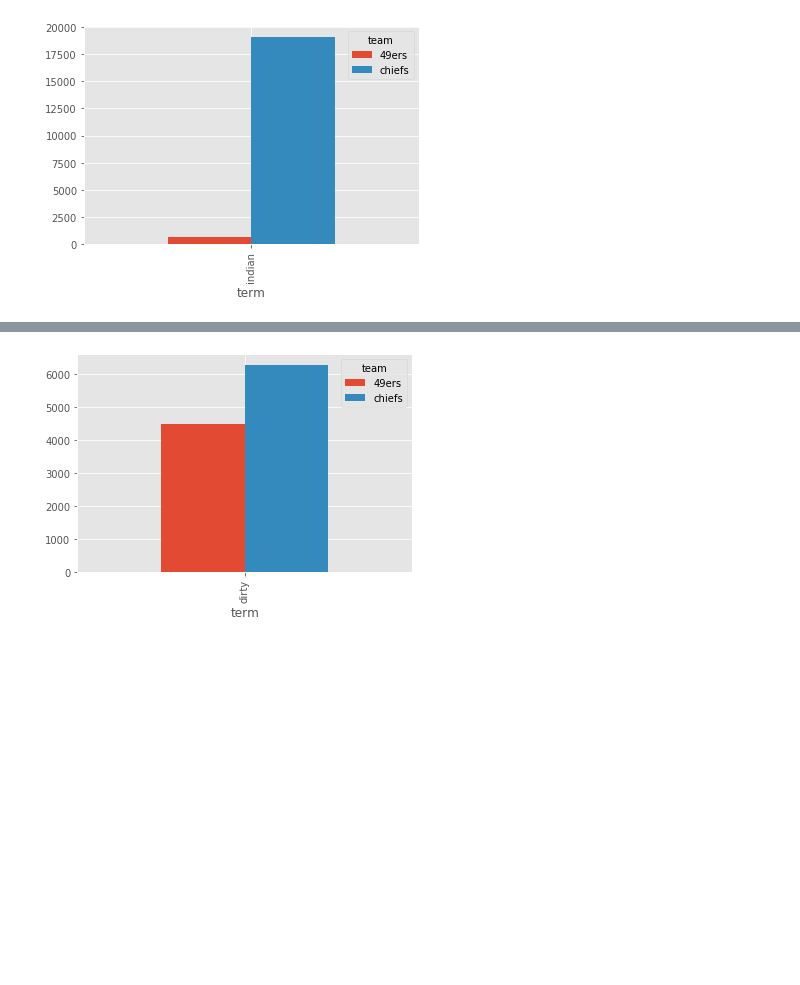
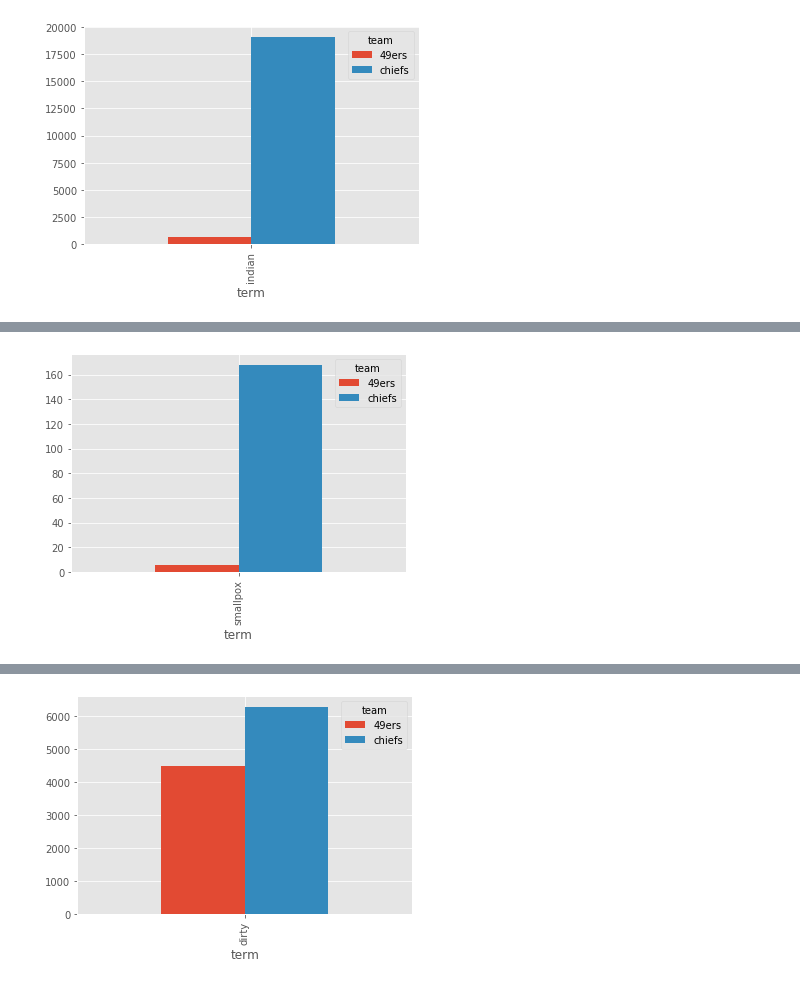
Before and after one commit to IndigenousEngineering/Not_Your_Mascot, a Jupyter notebook: Not_Your_Mascot_full.ipynb, the cells around one changed output, grey strips where cells are left out. Saved outputs shown, nothing was run; the diff lists cells and outputs as text; code cells hidden in the pictures; blank space fills up the shorter version.

```diff
--- a/Not_Your_Mascot_full.ipynb
+++ b/Not_Your_Mascot_full.ipynb
@@ -1563,0 +1594,4 @@ get_dual_pivottables(chiefs_and_49ers_frequencies, ['indian'])
+# %%
+get_dual_pivottables(chiefs_and_49ers_frequencies, ['smallpox'])
+# %% [output]
+[figure, added]
```
Also changed, not shown: parts of 11 cells of this notebook.
